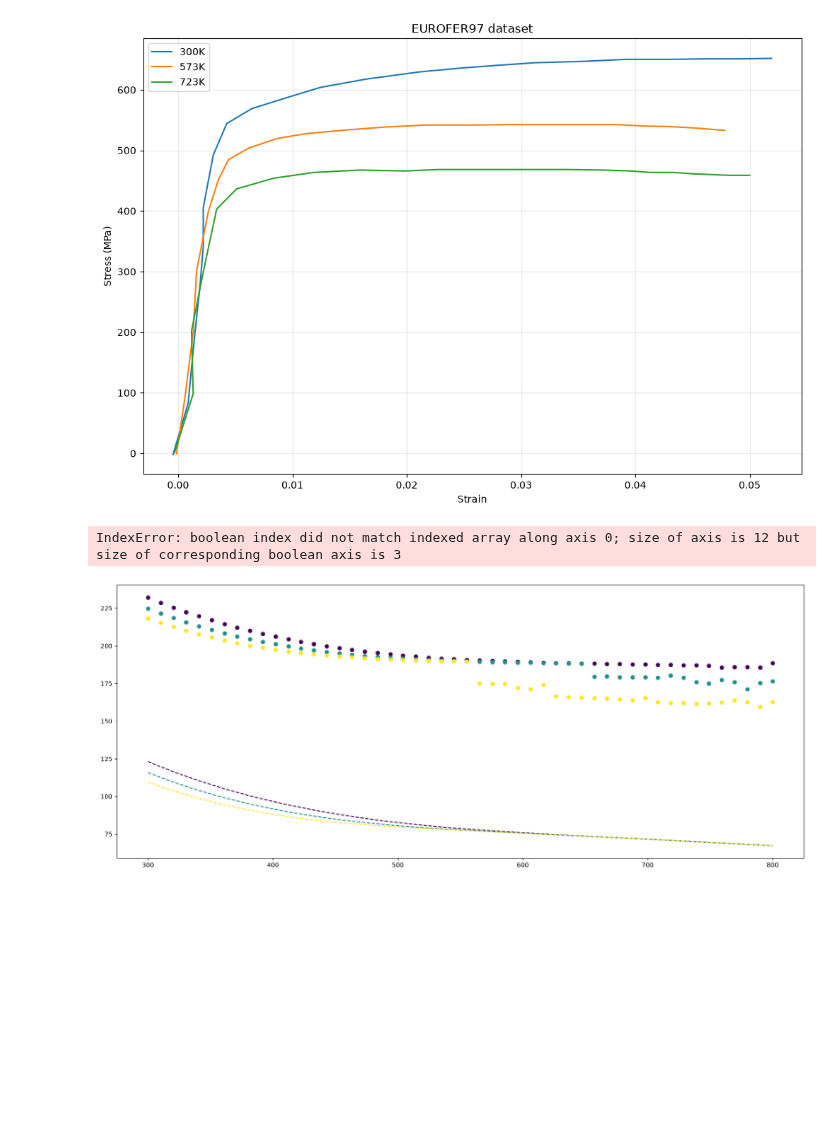
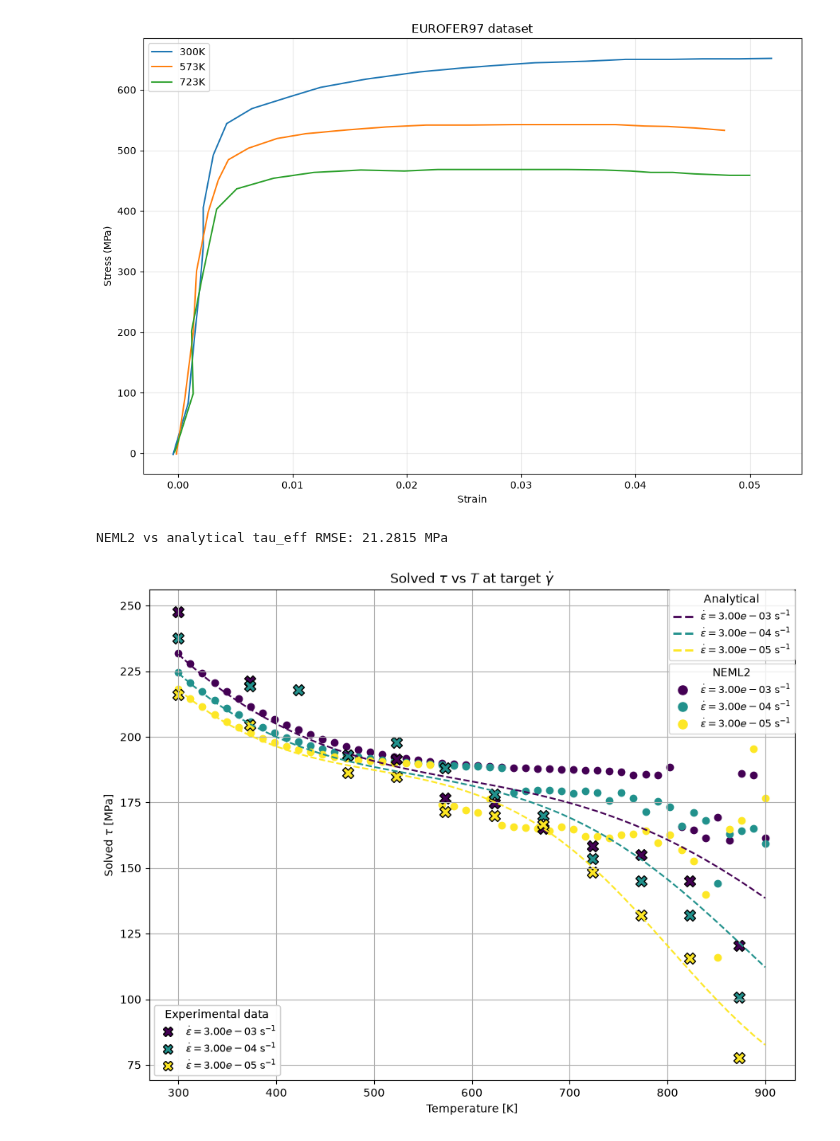
Before and after one commit to ColinMG2/neml2, a Jupyter notebook: cmg_projects/eurofer97_deterministic.ipynb, the cells around one changed output. Cells and saved outputs as stored; diff of their text form; code cells hidden in the pictures; blank space fills up the shorter version.

Commit message:
EUROFER is stable for some conditions but implicit solve fails still at high temperatures

```diff
--- a/cmg_projects/eurofer97_deterministic.ipynb
+++ b/cmg_projects/eurofer97_deterministic.ipynb
@@ -164,7 +164,7 @@ nbatch = nrates * ntemps
 max_strain = 0.025
 ntime = 200
 
-temps = torch.linspace(300, 800, 50, device=device)
+temps = torch.linspace(300, 900, 50, device=device)
 rates = torch.tensor([3e-3, 3e-4, 3e-5], device=device)
 conditions = torch.cartesian_prod(temps, rates)
 
@@ -200,7 +200,7 @@ d_lath = 0.5
 c_block = 0.3
 d_block = 3.1
 c_PAG = 0.1
-d_PAG = 7.0
+d_PAG = 21.0
 c_MX = 0.3
 d_MX = 1.5
 c_M23C6 = 0.2
@@ -398,7 +435,7 @@ ax.grid(alpha=0.3)
 # Analytical Calculation vs. NEML2 Output
 # ============================================================
 erate = np.array([3e-3, 3e-4, 3e-5])
-T_sweep = np.linspace(300.0, 800.0, 50)
+T_sweep = np.linspace(300.0, 900.0, 50)
 
 # NEML2 reports tau_eff = m * sigma, so compare both models in tau_eff.
 flow_stress_final = flow_stress[-10:, ...].mean(dim=0)
@@ -415,7 +452,7 @@ neml2_tau_eff_np = tau_eff.detach().cpu().numpy().reshape(-1)
 # Plotting for Analytical, NEML2 and EUROFER datasets
 # =======================================================
 
-fig, ax = plt.subplots(figsize=(20, 8))
+fig, ax = plt.subplots(figsize=(12, 8))
 colors = plt.cm.viridis(np.linspace(0, 1, len(erate)))
 
 # Analytical plot
@@ -530,42 +567,40 @@ ax.add_artist(legend_analytical)
 legend_neml2 = ax.legend(
     handles=neml2_handles,
     loc="upper right",
-    bbox_to_anchor=(1.0, 0.78),
+    bbox_to_anchor=(1.0, 0.85),
     fontsize=9,
     title="NEML2",
     borderaxespad=0.0,
 )
 ax.add_artist(legend_neml2)
 
-legend_atw = ax.legend(
+legend_eurofer = ax.legend(
     handles=eurofer97_handles,
-    loc="upper right",
-    bbox_to_anchor=(1.0, 0.34),
+    loc="lower left",
     fontsize=9,
     title="Experimental data",
-    borderaxespad=0.0,
 )
-ax.add_artist(legend_atw)
+ax.add_artist(legend_eurofer)
 
 fig.subplots_adjust(right=0.8)
 
 # Evaluate the analytical solution at the exact NEML2 temperatures for a numerical comparison.
 analytical_tau_at_neml2 = np.array(
     [
         solve_tau_for_g_dot(rate / m, temperature_value)
         for rate, temperature_value in zip(batch_rate_np, batch_temperature_np)
     ]
 )
 valid = np.isfinite(analytical_tau_at_neml2) & np.isfinite(neml2_tau_eff_np)
 if np.any(valid):
     rmse = np.sqrt(np.mean((analytical_tau_at_neml2[valid] - neml2_tau_eff_np[valid]) ** 2))
     print(f"NEML2 vs analytical tau_eff RMSE: {rmse:.6g} MPa")
 
 ax.set_xlabel("Temperature [K]")
 ax.set_ylabel(r"Solved $\tau$ [MPa]")
 ax.set_title(r"Solved $\tau$ vs $T$ at target $\dot{\gamma}$")
 ax.grid(True)
 plt.show()
 # %% [output]
-IndexError: boolean index did not match indexed array along axis 0; size of axis is 12 but size of corresponding boolean axis is 3
+NEML2 vs analytical tau_eff RMSE: 21.2815 MPa
-[figure, old version]
+[figure, new version]
```
Also changed, not shown: parts of 4 cells of this notebook.
